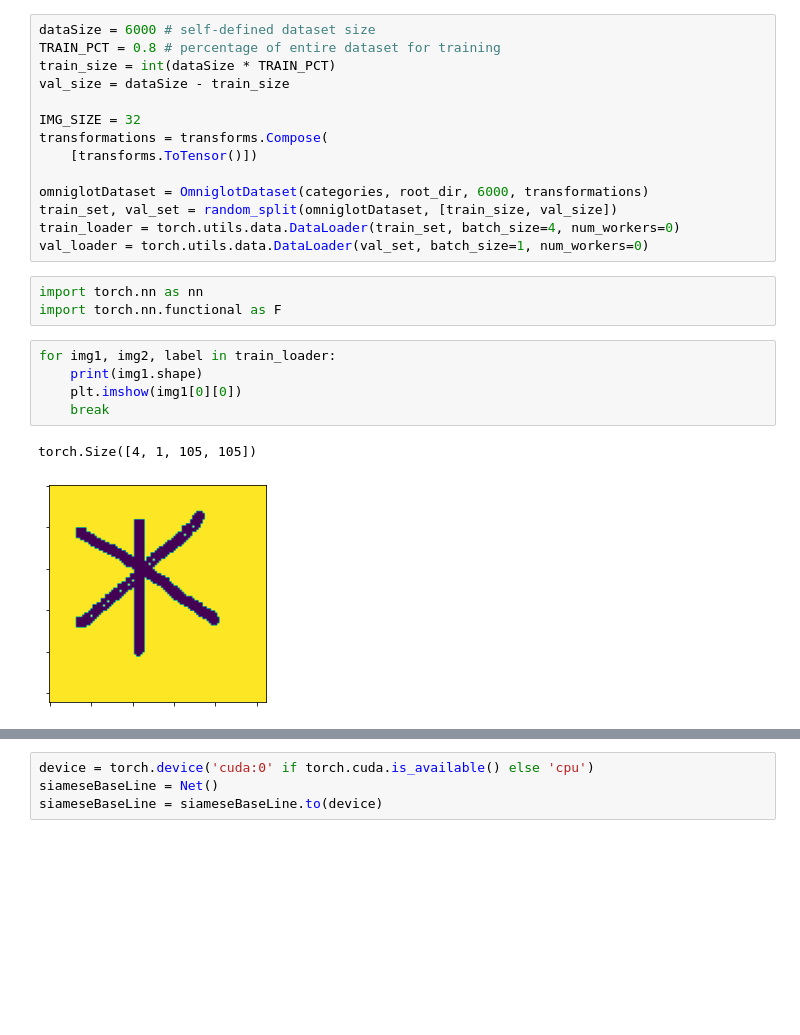
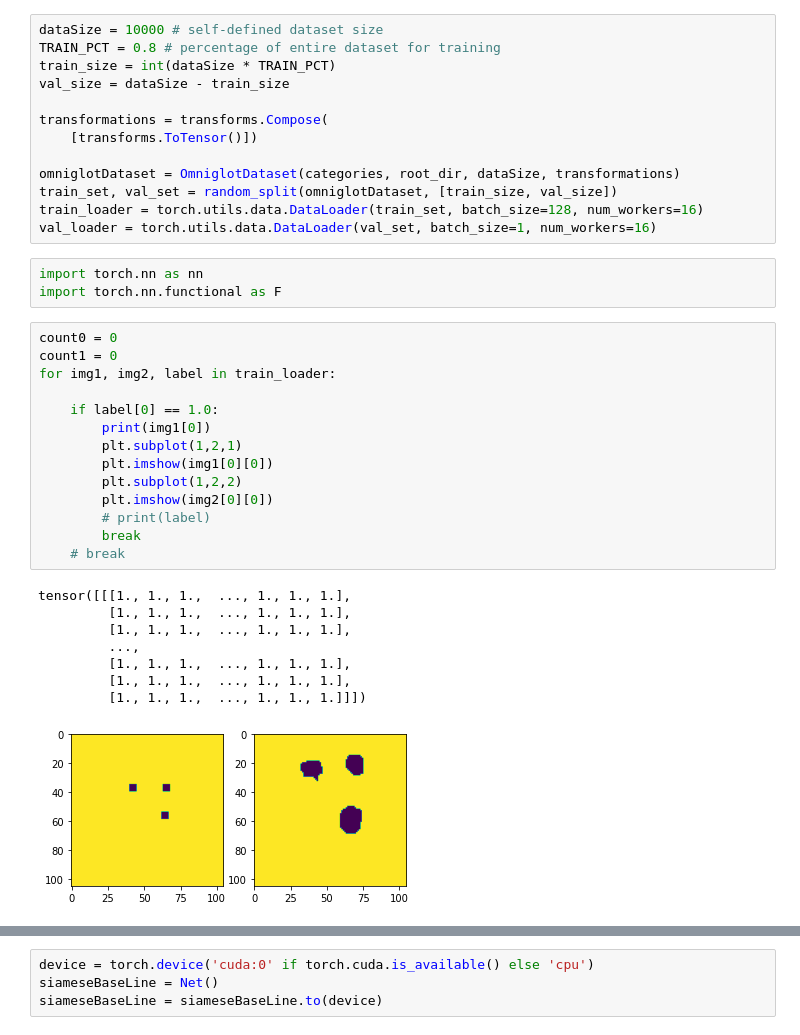
Before and after one commit to ttchengab/One_Shot_Pytorch, a Jupyter notebook: siamese.ipynb, the cells around one changed output, grey strips where cells are left out. Saved outputs shown, nothing was run; the diff lists cells and outputs as text; blank space fills up the shorter version.

```diff
--- a/siamese.ipynb
+++ b/siamese.ipynb
@@ -55,30 +84,44 @@ class OmniglotDataset(Dataset):
             img2 = self.transform(img2)
         return img1, img2, torch.from_numpy(np.array([label], dtype=np.float32))
 # %%
-dataSize = 6000 # self-defined dataset size
+dataSize = 10000 # self-defined dataset size
 TRAIN_PCT = 0.8 # percentage of entire dataset for training
 train_size = int(dataSize * TRAIN_PCT)
 val_size = dataSize - train_size
 
-IMG_SIZE = 32
 transformations = transforms.Compose(
     [transforms.ToTensor()])
 
-omniglotDataset = OmniglotDataset(categories, root_dir, 6000, transformations)
+omniglotDataset = OmniglotDataset(categories, root_dir, dataSize, transformations)
 train_set, val_set = random_split(omniglotDataset, [train_size, val_size])
-train_loader = torch.utils.data.DataLoader(train_set, batch_size=4, num_workers=0)
-val_loader = torch.utils.data.DataLoader(val_set, batch_size=1, num_workers=0)
+train_loader = torch.utils.data.DataLoader(train_set, batch_size=128, num_workers=16)
+val_loader = torch.utils.data.DataLoader(val_set, batch_size=1, num_workers=16)
 # %%
 import torch.nn as nn
 import torch.nn.functional as F
 # %%
+count0 = 0
+count1 = 0
 for img1, img2, label in train_loader:
-    print(img1.shape)
-    plt.imshow(img1[0][0])
-    break
+
+    if label[0] == 1.0:
+        print(img1[0])
+        plt.subplot(1,2,1)
+        plt.imshow(img1[0][0])
+        plt.subplot(1,2,2)
+        plt.imshow(img2[0][0])
+        # print(label)
+        break
+    # break
 # %% [output]
-torch.Size([4, 1, 105, 105])
+tensor([[[1., 1., 1.,  ..., 1., 1., 1.],
+         [1., 1., 1.,  ..., 1., 1., 1.],
+         [1., 1., 1.,  ..., 1., 1., 1.],
+         ...,
+         [1., 1., 1.,  ..., 1., 1., 1.],
+         [1., 1., 1.,  ..., 1., 1., 1.],
+         [1., 1., 1.,  ..., 1., 1., 1.]]])
-[figure, old version]
+[figure, new version]
 # %%
 class Net(nn.Module):
     def __init__(self):
```
Also changed, not shown: parts of 7 cells of this notebook, 1 other file.
